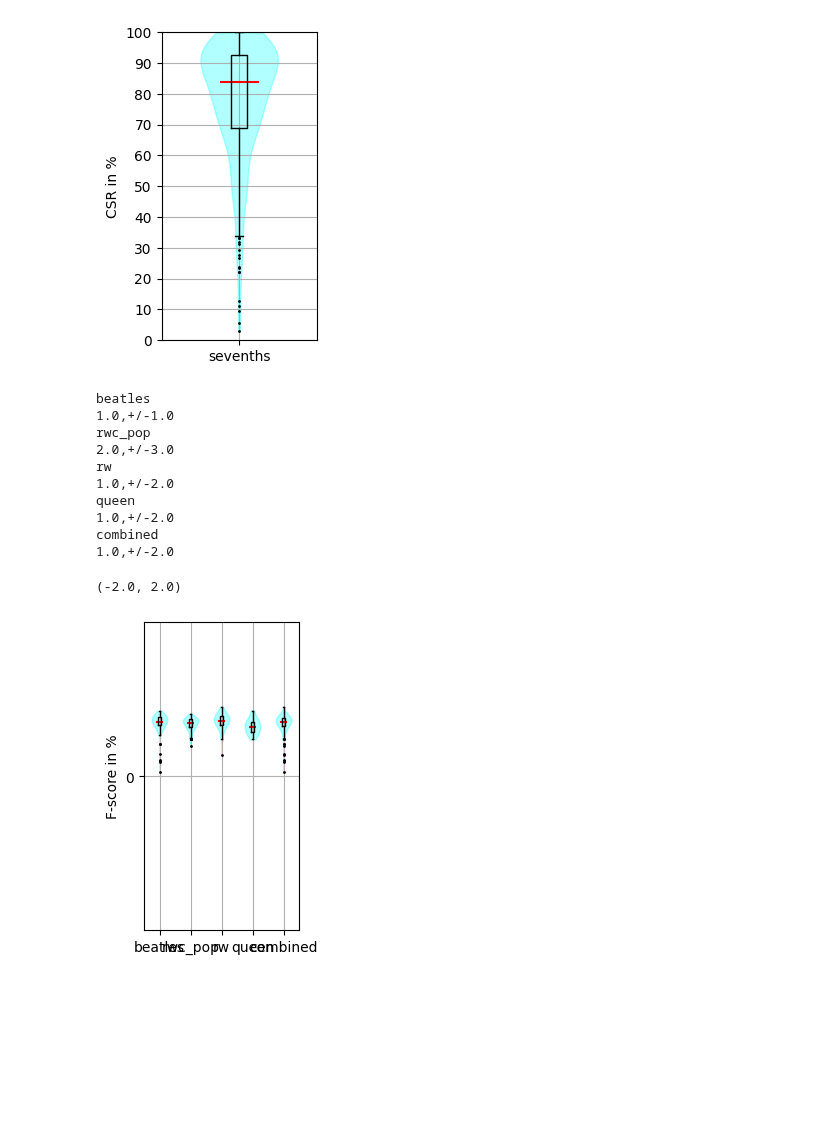
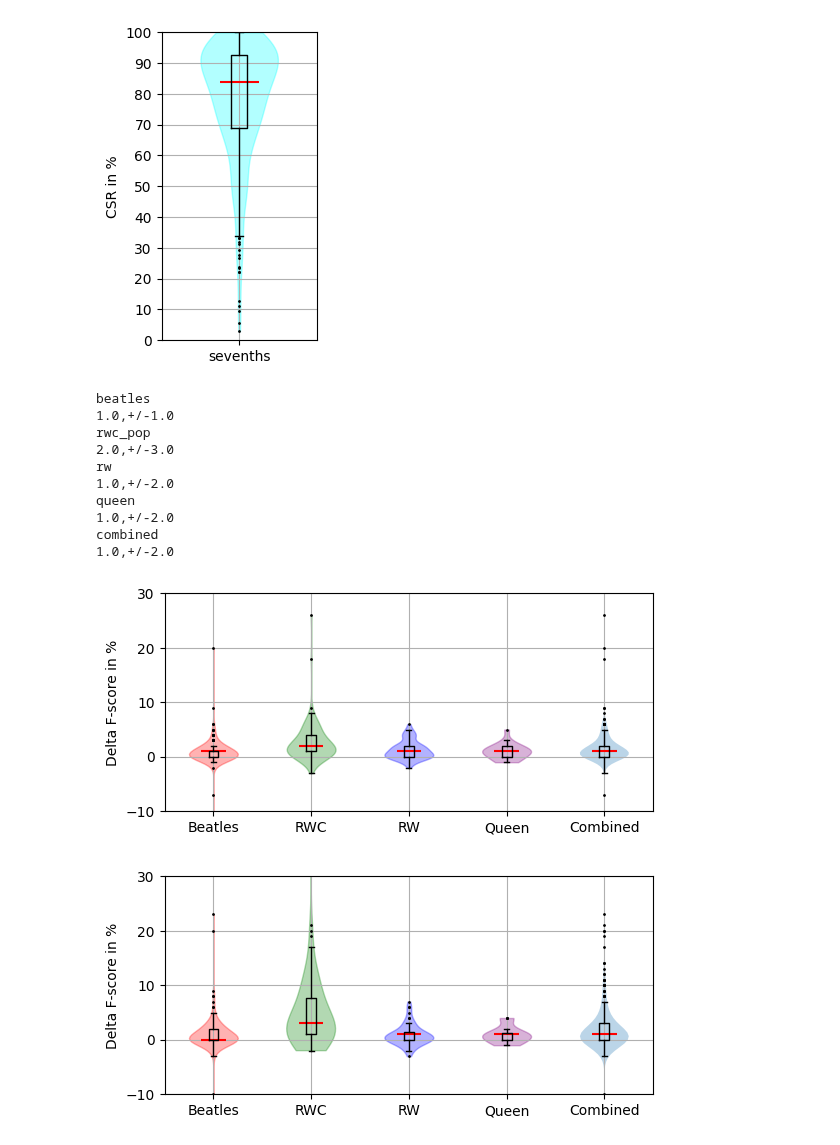
Before and after one commit to Maushax-jpg/chord-recognition, a Jupyter notebook: deepchroma_evaluation.ipynb, the cells around one changed output. Cells and saved outputs as stored; diff of their text form; code cells hidden in the pictures; blank space fills up the shorter version.

Commit message:
comparison of template vs cpss
updated computation

```diff
--- a/evaluation.ipynb
+++ b/deepchroma_evaluation.ipynb
@@ -119,8 +119,32 @@ CD1_-_14_-_Don't_Pass_Me_By
 [figure]
 # %%
 import h5py
+import numpy as np
+import matplotlib.pyplot as plt
 from dataloader import DATASETS
 import utils
+
+def plotDeltas(delta):
+        fig, ax1 = plt.subplots(figsize=(5.5, 2.5))
+        parts = ax1.violinplot(delta,showmeans=False, showmedians=True,
+                showextrema=False)
+        bplot = ax1.boxplot(delta,
+                        showfliers=True,medianprops=dict(linestyle=None,linewidth=0),
+                        flierprops=dict(markerfacecolor='k', marker='o',markersize=1),
+                        widths=0.1)
+        parts["cmedians"].set_color("red")
+        for x,color in zip(parts["bodies"],['r','g','b','purple']):
+                x.set_color(color)
+        xlabels = ["Beatles","RWC","RW","Queen","Combined"]
+        ax1.set_ylabel("Delta F-score in %")
+        ax1.set_yticks(np.arange(-30,40,10))
+        ax1.set_ylim(-10,30)
+        ax1.set_xticks(np.arange(1, len(xlabels) + 1), labels=xlabels)
+        ax1.set_xlim(0.5, len(xlabels) + 0.5);
+        ax1.grid("on")
+        fig.tight_layout(pad=0.1)
+        return fig
+
 def load_results(path="results/deepchroma_cpss_vs_template.hdf5",model="cpss"):
     data = {}
     combined_majmin_f = []
@@ -134,40 +158,38 @@ def load_results(path="results/deepchroma_cpss_vs_template.hdf5",model="cpss"):
                 dset_majmin_f.append(subgrp.attrs.get(f"{model}_majmin_f"))
                 dset_sevenths_f.append(subgrp.attrs.get(f"{model}_sevenths_f"))
             # append dataset to combined results
             data[grp_name] = (dset_majmin_f, dset_sevenths_f)
             combined_majmin_f += dset_majmin_f
             combined_sevenths_f += dset_sevenths_f
         data["combined"] = (combined_majmin_f, combined_sevenths_f)
     return data
 
 data_cpss = load_results(model="cpss")
 data_templates = load_results(model="templates")
-cpss = []
-templates = []
+delta_majmin = []
+delta_sevenths = []
 for dataset,x,y in zip(data_cpss.keys(), data_cpss.values(), data_templates.values()):
     majmin_cpss_f, sevenths_cpss_f = x
     majmin_templ_f, sevenths_templ_f = y
     print(dataset)
     delta_majmin_f = [100*(x-y) for x,y in zip(majmin_cpss_f, majmin_templ_f)]
     delta_sevenths_f = [100*(x-y) for x,y in zip(sevenths_cpss_f, sevenths_templ_f)]
     print(f"{np.median(delta_majmin_f):0.1f},+/-{np.subtract(*np.percentile(delta_majmin_f, [75, 25])):0.1f}")
-    cpss.append(majmin_cpss_f)
-    templates.append(majmin_templ_f)
+    delta_majmin.append(delta_majmin_f)
+    delta_sevenths.append(delta_sevenths_f)
 
-fig,ax = plt.subplots(figsize=(2,4))
-bodies,bplot = utils.create_violinplot(ax,cpss,xlabels=data_cpss.keys())
-
-ax.set_ylim(-2,2)
+plotDeltas(delta_majmin);
+plotDeltas(delta_sevenths);
 # %% [output]
 beatles
 1.0,+/-1.0
 rwc_pop
 2.0,+/-3.0
 rw
 1.0,+/-2.0
 queen
 1.0,+/-2.0
 combined
 1.0,+/-2.0
-(-2.0, 2.0)
-[figure, old version]
+[figure, new version]
+[figure, added]
```
Also changed, not shown: 1 other file.
